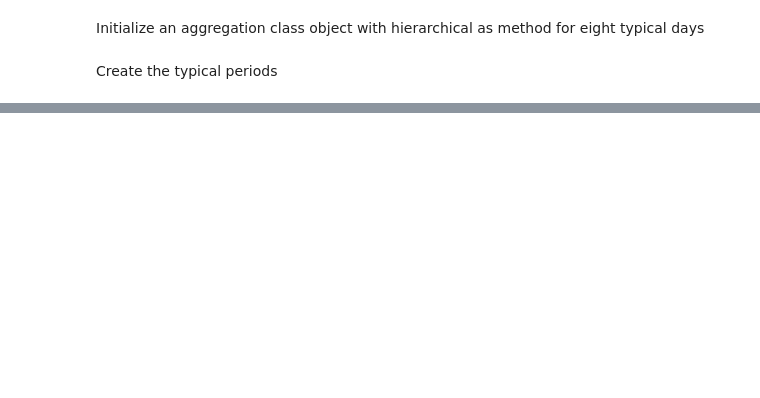
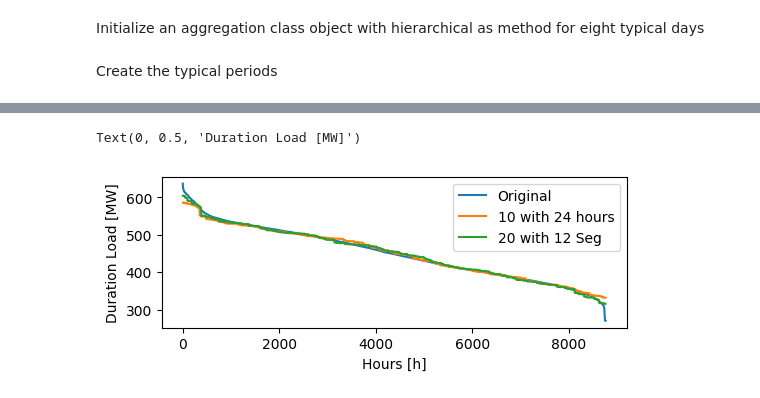
Before and after one commit to FZJ-IEK3-VSA/tsam, a Jupyter notebook: examples/aggregation_segmentation.ipynb, the cells around one changed output, grey strips where cells are left out. Drawn from its saved outputs; the diff is of its cells as text; code cells hidden in the pictures; blank space fills up the shorter version.

```diff
--- a/examples/aggregation_segmentation.ipynb
+++ b/examples/aggregation_segmentation.ipynb
@@ -51,0 +65,3 @@ predictedPeriods = aggregation.predictOriginalData()
+# %%
+aggregationSeg = tsam.TimeSeriesAggregation(raw, noTypicalPeriods = 20, hoursPerPeriod = 24,
+                                        clusterMethod = 'hierarchical', segmentation=True, noSegments=12)
@@ -51,0 +74,2 @@ predictedPeriods = aggregation.predictOriginalData()
+# %%
+predictedPeriodsSeg = aggregationSeg.predictOriginalData()
@@ -52 +89,13 @@ predictedPeriods = aggregation.predictOriginalData()
+# %%
+fig, axes = plt.subplots(figsize = [6, 2], dpi = 100, nrows = 1, ncols = 1)
+raw['Load'].sort_values(ascending=False).reset_index(drop=True).plot(label = 'Original')
+predictedPeriods['Load'].sort_values(ascending=False).reset_index(drop=True).plot(label = '10 with 24 hours')
+predictedPeriodsSeg['Load'].sort_values(
+    ascending=False).reset_index(drop=True).plot(label = '20 with 12 Seg')
+plt.legend()
+plt.xlabel('Hours [h]')
+plt.ylabel('Duration Load [MW]')
+# %% [output]
+Text(0, 0.5, 'Duration Load [MW]')
+[figure, added]
 # %%
```
Also changed, not shown: parts of 18 cells of this notebook, 3 other files.
